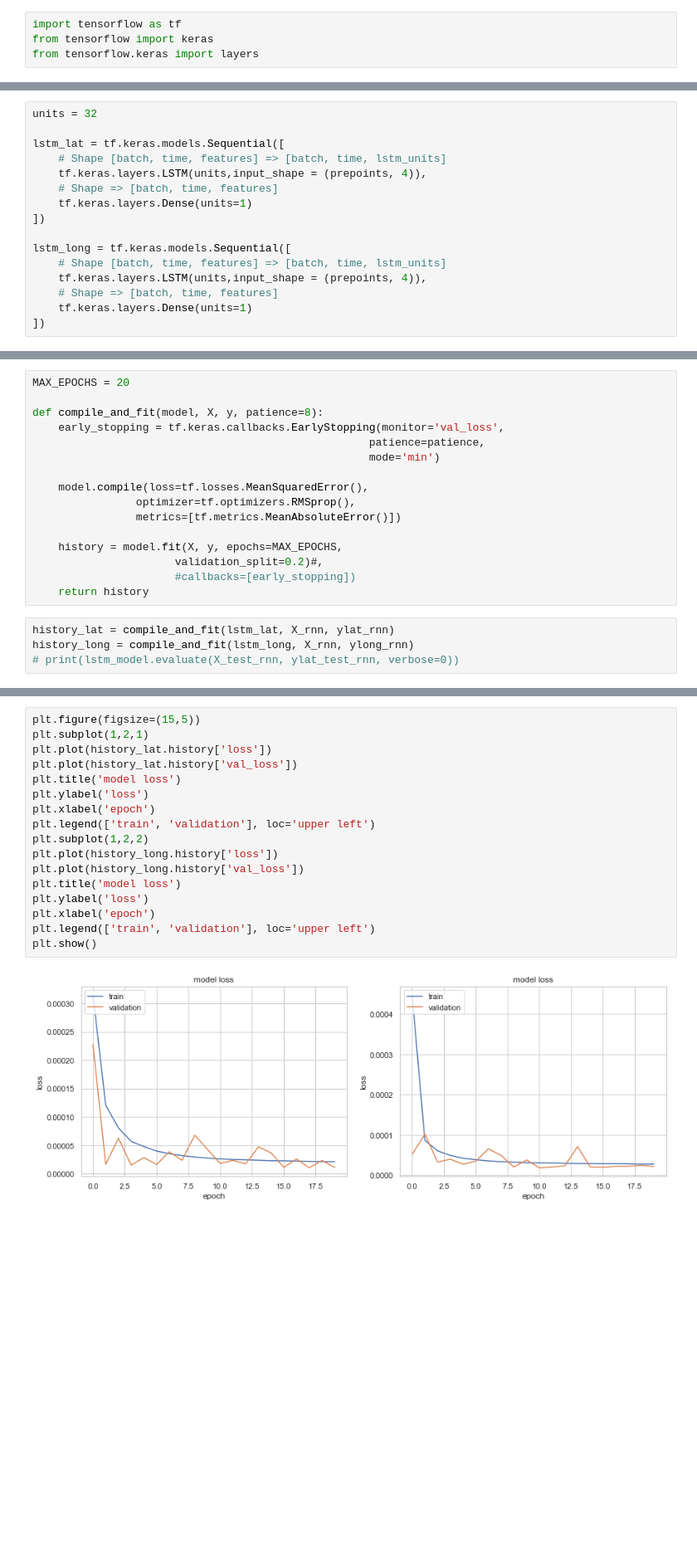
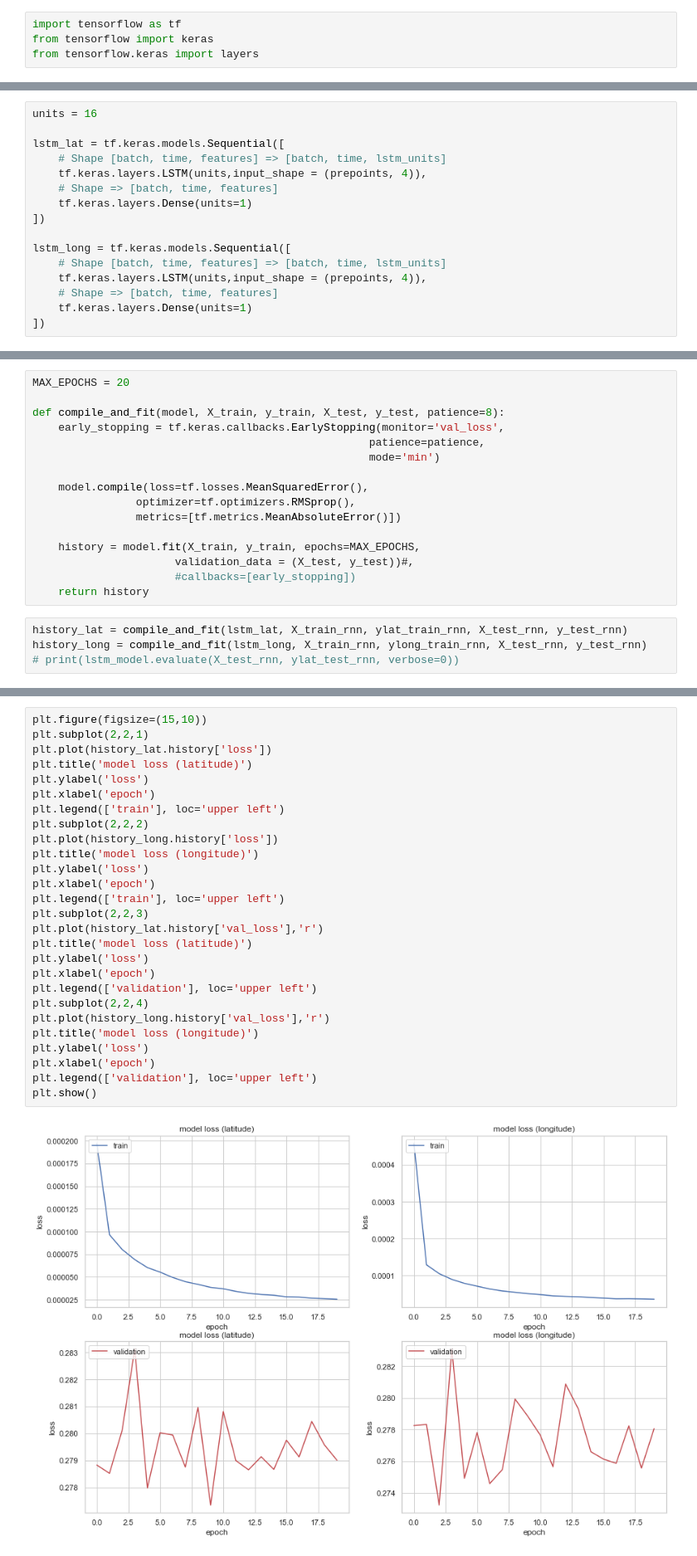
Before and after one commit to bgaudron/learning-whales, a Jupyter notebook: prediction.ipynb, the cells around one changed output, grey strips where cells are left out. Shown at 83% size. Cells and saved outputs as stored; diff of their text form; blank space fills up the shorter version.

Commit message:
split train/test for rnn

```diff
--- a/prediction.ipynb
+++ b/prediction.ipynb
@@ -260,7 +255,7 @@ def predict_rnn(clf_lat, clf_long, X, horizon = 1):
             X[i][prepoints-1][3] = np.cos(np.arccos(X[i][prepoints-1][3]) + secinterval*2*np.pi/31536000)
     return ylat_next, ylong_next
 # %%
-units = 32
+units = 16
 
 lstm_lat = tf.keras.models.Sequential([
     # Shape [batch, time, features] => [batch, time, lstm_units]
@@ -293,7 +288,7 @@ _________________________________________________________________
 # %%
 MAX_EPOCHS = 20
 
-def compile_and_fit(model, X, y, patience=8):
+def compile_and_fit(model, X_train, y_train, X_test, y_test, patience=8):
     early_stopping = tf.keras.callbacks.EarlyStopping(monitor='val_loss',
                                                     patience=patience,
                                                     mode='min')
@@ -302,13 +297,13 @@ def compile_and_fit(model, X, y, patience=8):
                 optimizer=tf.optimizers.RMSprop(),
                 metrics=[tf.metrics.MeanAbsoluteError()])
 
-    history = model.fit(X, y, epochs=MAX_EPOCHS,
-                      validation_split=0.2)#,
+    history = model.fit(X_train, y_train, epochs=MAX_EPOCHS,
+                      validation_data = (X_test, y_test))#,
                       #callbacks=[early_stopping])
     return history
 # %%
-history_lat = compile_and_fit(lstm_lat, X_rnn, ylat_rnn)
-history_long = compile_and_fit(lstm_long, X_rnn, ylong_rnn)
+history_lat = compile_and_fit(lstm_lat, X_train_rnn, ylat_train_rnn, X_test_rnn, y_test_rnn)
+history_long = compile_and_fit(lstm_long, X_train_rnn, ylong_train_rnn, X_test_rnn, y_test_rnn)
 # print(lstm_model.evaluate(X_test_rnn, ylat_test_rnn, verbose=0))
 # %% [output]
 Epoch 1/20
@@ -331,22 +326,32 @@ Epoch 20/20
 # %%
-plt.figure(figsize=(15,5))
-plt.subplot(1,2,1)
+plt.figure(figsize=(15,10))
+plt.subplot(2,2,1)
 plt.plot(history_lat.history['loss'])
-plt.plot(history_lat.history['val_loss'])
-plt.title('model loss')
+plt.title('model loss (latitude)')
 plt.ylabel('loss')
 plt.xlabel('epoch')
-plt.legend(['train', 'validation'], loc='upper left')
-plt.subplot(1,2,2)
+plt.legend(['train'], loc='upper left')
+plt.subplot(2,2,2)
 plt.plot(history_long.history['loss'])
-plt.plot(history_long.history['val_loss'])
-plt.title('model loss')
+plt.title('model loss (longitude)')
 plt.ylabel('loss')
 plt.xlabel('epoch')
-plt.legend(['train', 'validation'], loc='upper left')
+plt.legend(['train'], loc='upper left')
+plt.subplot(2,2,3)
+plt.plot(history_lat.history['val_loss'],'r')
+plt.title('model loss (latitude)')
+plt.ylabel('loss')
+plt.xlabel('epoch')
+plt.legend(['validation'], loc='upper left')
+plt.subplot(2,2,4)
+plt.plot(history_long.history['val_loss'],'r')
+plt.title('model loss (longitude)')
+plt.ylabel('loss')
+plt.xlabel('epoch')
+plt.legend(['validation'], loc='upper left')
 plt.show()
 # %% [output]
-[figure, old version]
+[figure, new version]
 # %%
 data = datas[4]
 i_split = int(0.8*len(data))
```
Also changed, not shown: parts of 7 cells of this notebook.
